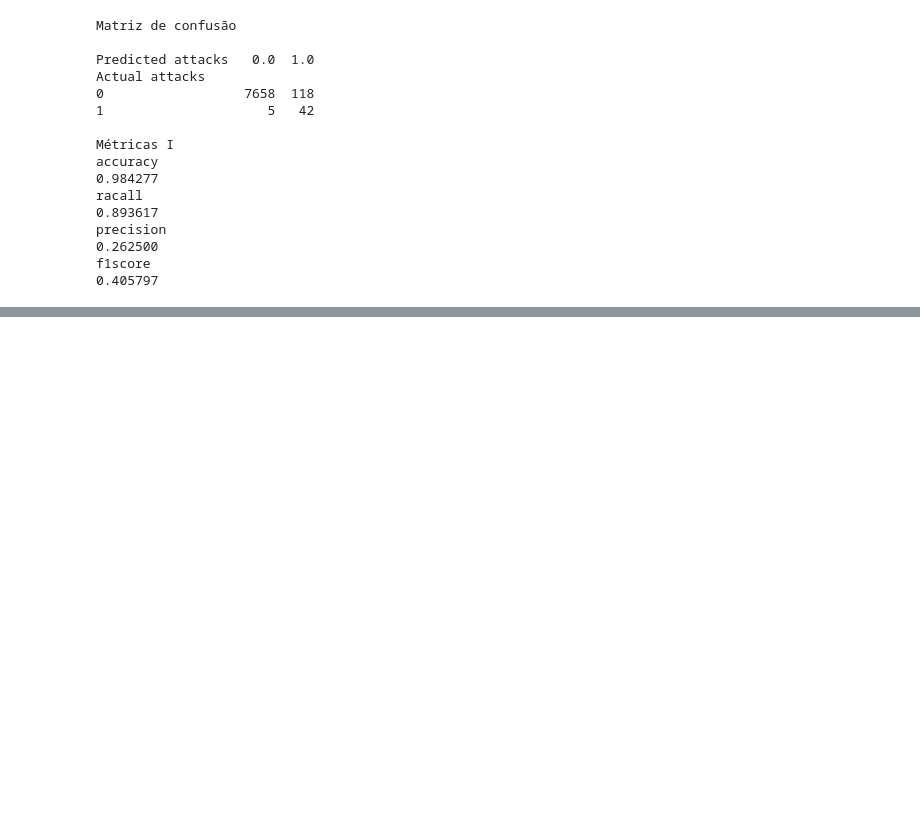
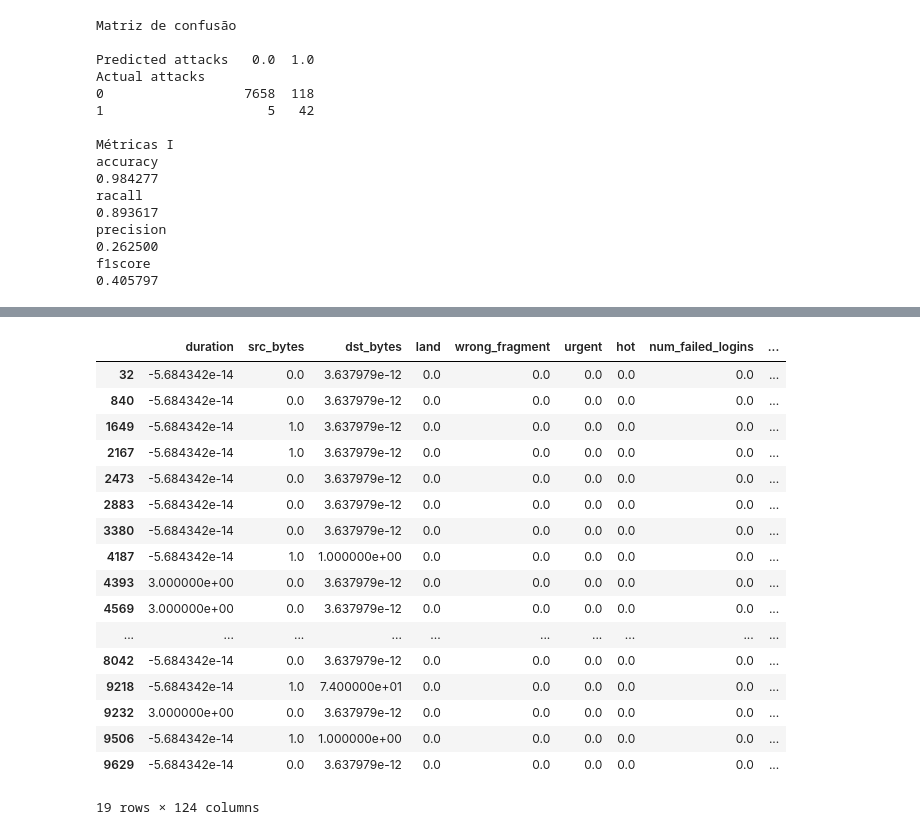
Before and after one commit to pedropaiola/Adversarial-Explainable-IDS, a Jupyter notebook: classificadores.ipynb, the cells around one changed output, grey strips where cells are left out. Drawn from its saved outputs; the diff is of its cells as text; code cells hidden in the pictures; blank space fills up the shorter version.

```diff
--- a/classificadores.ipynb
+++ b/classificadores.ipynb
@@ -1593,0 +1728,4 @@ f1score
+# %%
+#Criando dataframe
+Probe_adv = pd.DataFrame(data=X_Probe_unom, columns=colNames_test)
+Probe_adv.head()
@@ -1593,0 +1740,3 @@ f1score
+# %%
+Y_Probe_pred = rfc_Probe.predict(X_Probe_testr)
+Y_Probe_pred
@@ -1593,0 +1745,3 @@ f1score
+# %%
+Y_Probe_testr2 = Y_Probe_testr.replace(2,1)
+Y_Probe_testr2
@@ -1593,0 +1761,5 @@ f1score
+# %%
+#Adicionando y_actual e y_pred
+Probe_adv['y_actual'] = Y_Probe_testr2.to_numpy()
+Probe_adv['y_pred'] = Y_Probe_pred
+Probe_adv.head()
@@ -1593,0 +1774,23 @@ f1score
+# %%
+#Dados normais classificados como ataque
+Probe_adv_normal = Probe_adv.loc[(Probe_adv['y_actual'] == 0) & (Probe_adv['y_pred'] == 1)]
+Probe_adv_normal
+# %% [output]
+|  | duration | src_bytes | dst_bytes | land | wrong_fragment | urgent | hot | num_failed_logins | ... |
+| 32 | -5.684342e-14 | 0.0 | 3.637979e-12 | 0.0 | 0.0 | 0.0 | 0.0 | 0.0 | ... |
+| 840 | -5.684342e-14 | 0.0 | 3.637979e-12 | 0.0 | 0.0 | 0.0 | 0.0 | 0.0 | ... |
+| 1649 | -5.684342e-14 | 1.0 | 3.637979e-12 | 0.0 | 0.0 | 0.0 | 0.0 | 0.0 | ... |
+| 2167 | -5.684342e-14 | 1.0 | 3.637979e-12 | 0.0 | 0.0 | 0.0 | 0.0 | 0.0 | ... |
+| 2473 | -5.684342e-14 | 0.0 | 3.637979e-12 | 0.0 | 0.0 | 0.0 | 0.0 | 0.0 | ... |
+| 2883 | -5.684342e-14 | 0.0 | 3.637979e-12 | 0.0 | 0.0 | 0.0 | 0.0 | 0.0 | ... |
+| 3380 | -5.684342e-14 | 0.0 | 3.637979e-12 | 0.0 | 0.0 | 0.0 | 0.0 | 0.0 | ... |
+| 4187 | -5.684342e-14 | 1.0 | 1.000000e+00 | 0.0 | 0.0 | 0.0 | 0.0 | 0.0 | ... |
+| 4393 | 3.000000e+00 | 0.0 | 3.637979e-12 | 0.0 | 0.0 | 0.0 | 0.0 | 0.0 | ... |
+| 4569 | 3.000000e+00 | 0.0 | 3.637979e-12 | 0.0 | 0.0 | 0.0 | 0.0 | 0.0 | ... |
+| ... | ... | ... | ... | ... | ... | ... | ... | ... | ... |
+| 8042 | -5.684342e-14 | 0.0 | 3.637979e-12 | 0.0 | 0.0 | 0.0 | 0.0 | 0.0 | ... |
+| 9218 | -5.684342e-14 | 1.0 | 7.400000e+01 | 0.0 | 0.0 | 0.0 | 0.0 | 0.0 | ... |
+| 9232 | 3.000000e+00 | 0.0 | 3.637979e-12 | 0.0 | 0.0 | 0.0 | 0.0 | 0.0 | ... |
+| 9506 | -5.684342e-14 | 1.0 | 1.000000e+00 | 0.0 | 0.0 | 0.0 | 0.0 | 0.0 | ... |
+| 9629 | -5.684342e-14 | 0.0 | 3.637979e-12 | 0.0 | 0.0 | 0.0 | 0.0 | 0.0 | ... |
+19 rows × 124 columns
```
Also changed, not shown: parts of 47 cells of this notebook, 16 other files.
